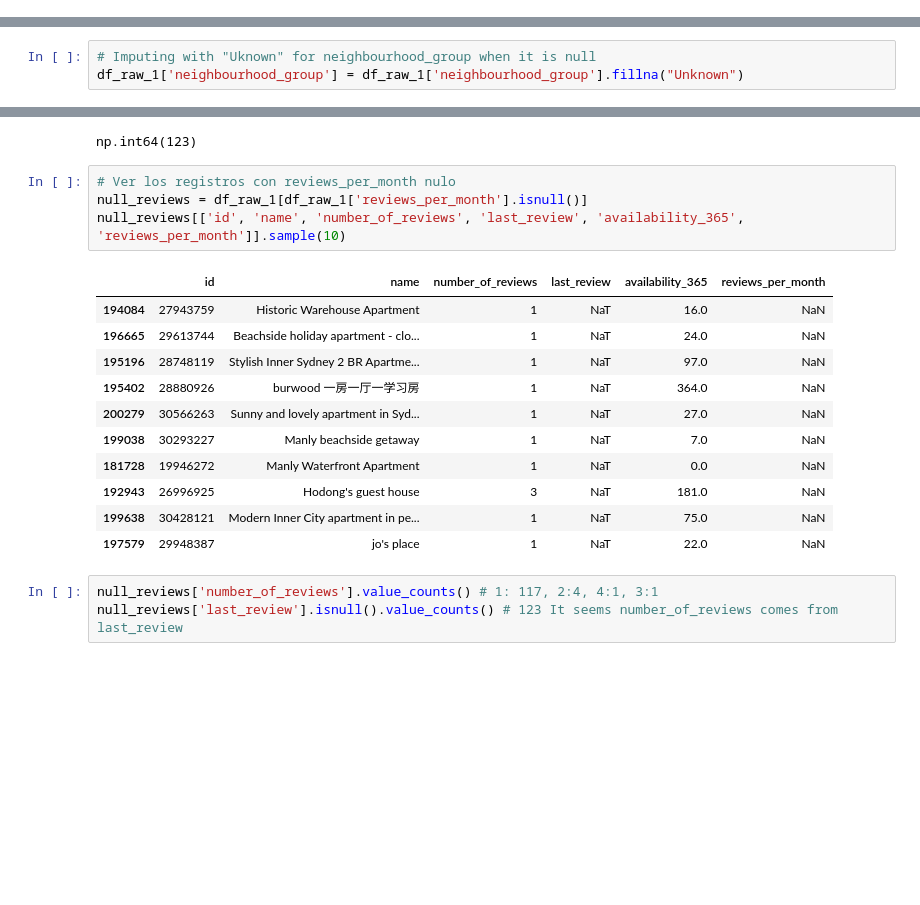
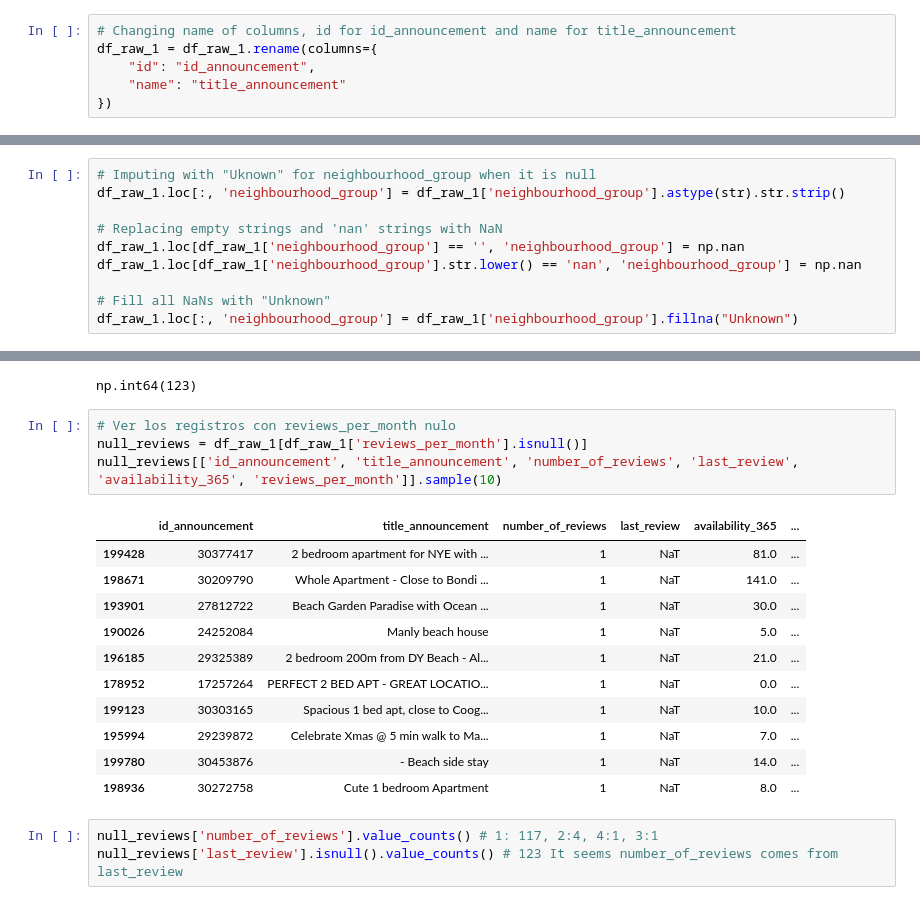
Before and after one commit to Yael-Parra/Airbnb-Analysis, a Jupyter notebook: eda/cleaning.ipynb, the cells around one changed output, grey strips where cells are left out. Cells and saved outputs as stored; diff of their text form; blank space fills up the shorter version.

```diff
--- a/eda/cleaning.ipynb
+++ b/eda/cleaning.ipynb
@@ -151,0 +157,6 @@ df_raw_1["last_review"] = pd.to_datetime(df_raw_1["last_review"], errors="coerce
+# %%
+# Changing name of columns, id for id_announcement and name for title_announcement
+df_raw_1 = df_raw_1.rename(columns={
+    "id": "id_announcement",
+    "name": "title_announcement"
+})
@@ -376,9 +416,16 @@ Tokyo: Shibuya Ku, Sumida Ku, Nerima Ku, Setagaya Ku, Arakawa Ku, Shinjuku Ku, M
 
 #         # Esperar para no sobrecargar el servicio
 #         time.sleep(1)
-# %%
-# Imputing with "Uknown" for neighbourhood_group when it is null
-df_raw_1['neighbourhood_group'] = df_raw_1['neighbourhood_group'].fillna("Unknown")
+# %%
+# Imputing with "Uknown" for neighbourhood_group when it is null
+df_raw_1.loc[:, 'neighbourhood_group'] = df_raw_1['neighbourhood_group'].astype(str).str.strip()
+
+# Replacing empty strings and 'nan' strings with NaN
+df_raw_1.loc[df_raw_1['neighbourhood_group'] == '', 'neighbourhood_group'] = np.nan
+df_raw_1.loc[df_raw_1['neighbourhood_group'].str.lower() == 'nan', 'neighbourhood_group'] = np.nan
+
+# Fill all NaNs with "Unknown"
+df_raw_1.loc[:, 'neighbourhood_group'] = df_raw_1['neighbourhood_group'].fillna("Unknown")
 # %%
 df_raw_1["neighbourhood_group"].isnull().sum()  # 0
 df_raw_1["neighbourhood_group"].unique()
@@ -422,19 +469,19 @@ np.int64(123)
 # %%
 # Ver los registros con reviews_per_month nulo
 null_reviews = df_raw_1[df_raw_1['reviews_per_month'].isnull()]
-null_reviews[['id', 'name', 'number_of_reviews', 'last_review', 'availability_365', 'reviews_per_month']].sample(10)
+null_reviews[['id_announcement', 'title_announcement', 'number_of_reviews', 'last_review', 'availability_365', 'reviews_per_month']].sample(10)
 # %% [output]
-|  | id | name | number_of_reviews | last_review | availability_365 | reviews_per_month |
-| 194084 | 27943759 | Historic Warehouse Apartment | 1 | NaT | 16.0 | NaN |
-| 196665 | 29613744 | Beachside holiday apartment - clo... | 1 | NaT | 24.0 | NaN |
-| 195196 | 28748119 | Stylish Inner Sydney 2 BR Apartme... | 1 | NaT | 97.0 | NaN |
-| 195402 | 28880926 | burwood 一房一厅一学习房 | 1 | NaT | 364.0 | NaN |
-| 200279 | 30566263 | Sunny and lovely apartment in Syd... | 1 | NaT | 27.0 | NaN |
-| 199038 | 30293227 | Manly beachside getaway | 1 | NaT | 7.0 | NaN |
-| 181728 | 19946272 | Manly Waterfront Apartment | 1 | NaT | 0.0 | NaN |
-| 192943 | 26996925 | Hodong's guest house | 3 | NaT | 181.0 | NaN |
-| 199638 | 30428121 | Modern Inner City apartment in pe... | 1 | NaT | 75.0 | NaN |
-| 197579 | 29948387 | jo's place | 1 | NaT | 22.0 | NaN |
+|  | id_announcement | title_announcement | number_of_reviews | last_review | availability_365 | ... |
+| 199428 | 30377417 | 2 bedroom apartment for NYE with ... | 1 | NaT | 81.0 | ... |
+| 198671 | 30209790 | Whole Apartment - Close to Bondi ... | 1 | NaT | 141.0 | ... |
+| 193901 | 27812722 | Beach Garden Paradise with Ocean ... | 1 | NaT | 30.0 | ... |
+| 190026 | 24252084 | Manly beach house | 1 | NaT | 5.0 | ... |
+| 196185 | 29325389 | 2 bedroom 200m from DY Beach - Al... | 1 | NaT | 21.0 | ... |
+| 178952 | 17257264 | PERFECT 2 BED APT - GREAT LOCATIO... | 1 | NaT | 0.0 | ... |
+| 199123 | 30303165 | Spacious 1 bed apt, close to Coog... | 1 | NaT | 10.0 | ... |
+| 195994 | 29239872 | Celebrate Xmas @ 5 min walk to Ma... | 1 | NaT | 7.0 | ... |
+| 199780 | 30453876 | - Beach side stay | 1 | NaT | 14.0 | ... |
+| 198936 | 30272758 | Cute 1 bedroom Apartment | 1 | NaT | 8.0 | ... |
 # %%
 null_reviews['number_of_reviews'].value_counts() # 1: 117, 2:4, 4:1, 3:1
 null_reviews['last_review'].isnull().value_counts() # 123 It seems number_of_reviews comes from last_review
```
Also changed, not shown: parts of 88 cells of this notebook, 1 other file.
